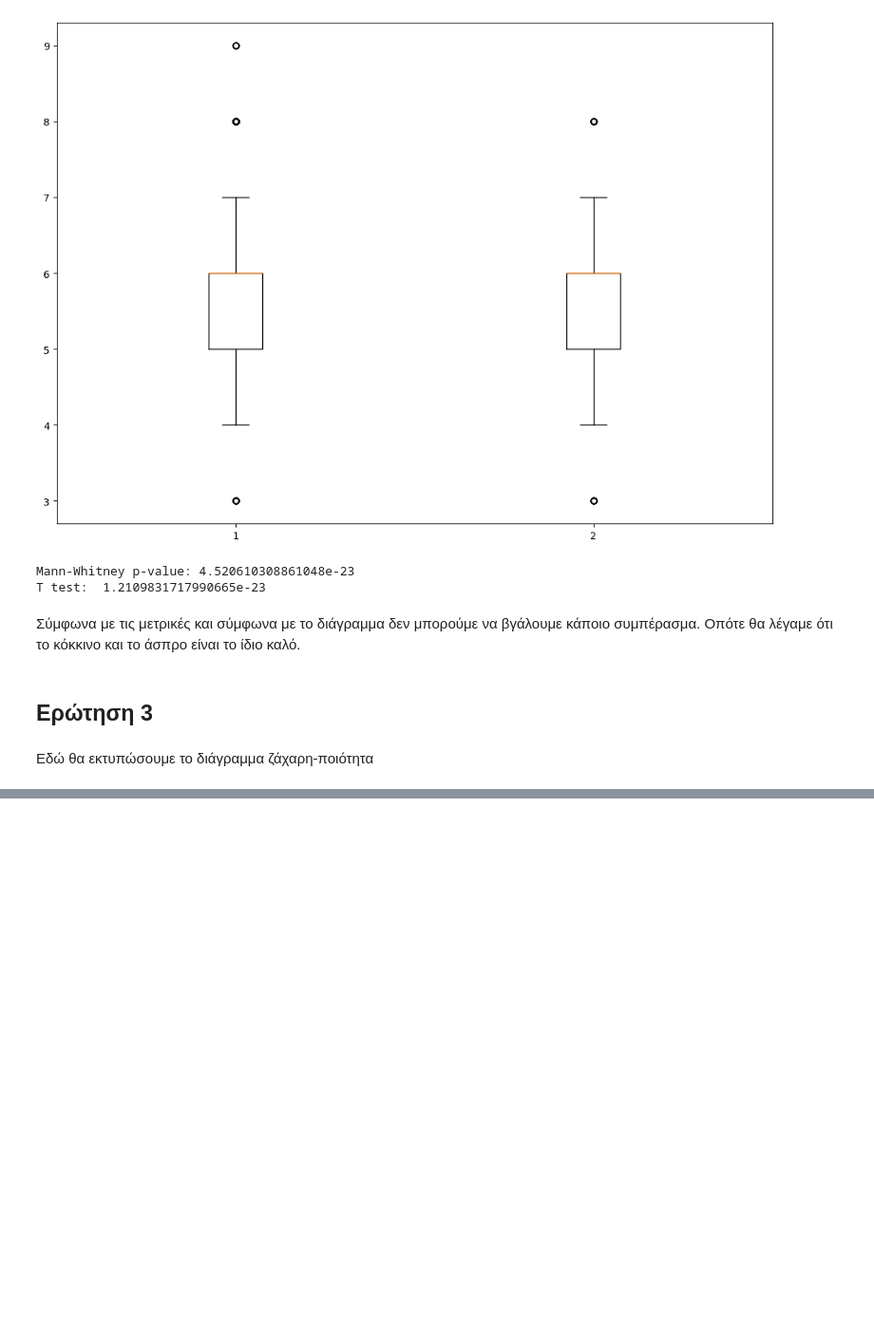
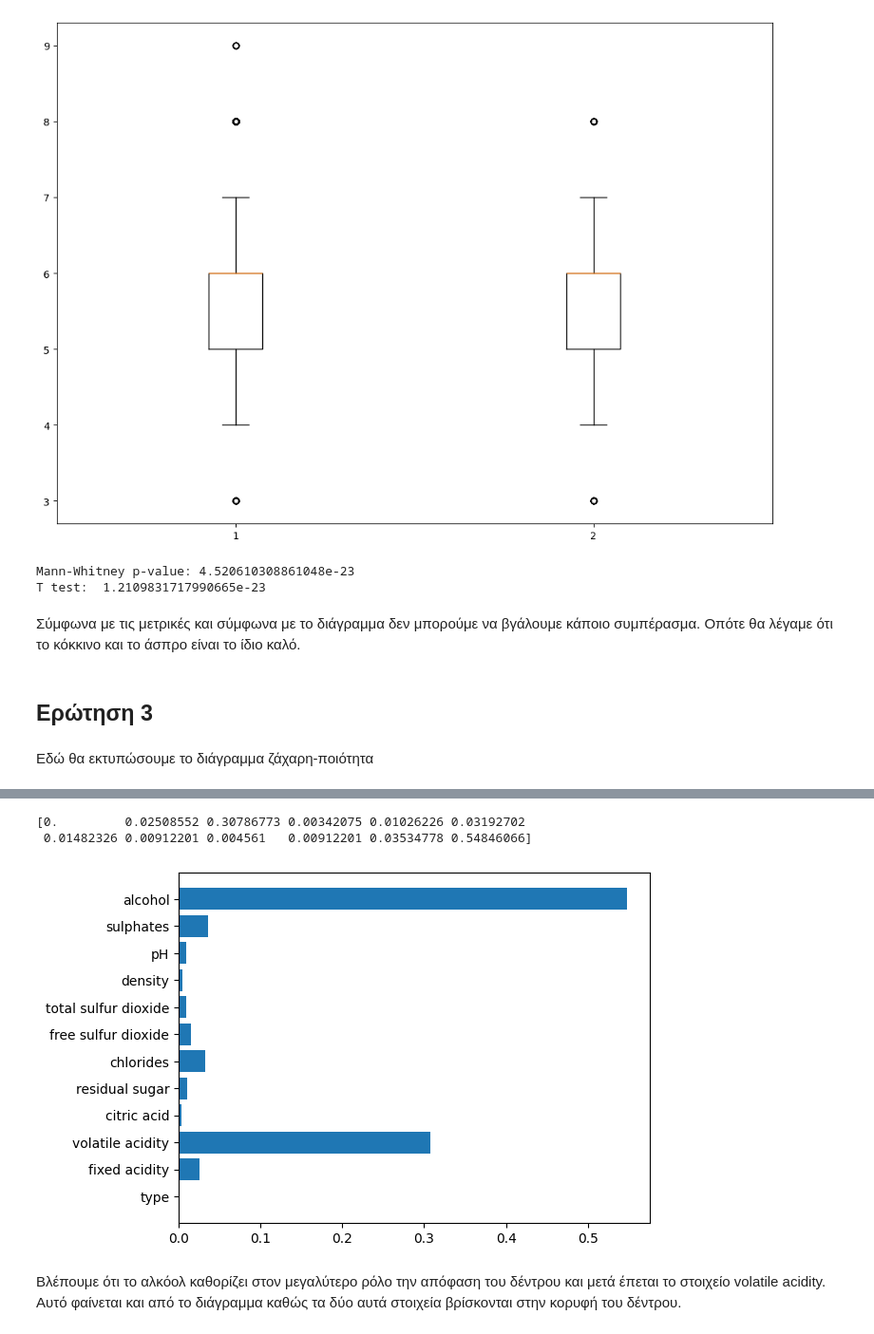
Before and after one commit to markos-merge/machine_learning_assignments, a Jupyter notebook: assignment_4/assignment_4.ipynb, the cells around one changed output, grey strips where cells are left out. Shown at 95% size. Saved outputs shown, nothing was run; the diff lists cells and outputs as text; code cells hidden in the pictures; blank space fills up the shorter version.

```diff
--- a/assignment_4/assignment_4.ipynb
+++ b/assignment_4/assignment_4.ipynb
@@ -362,0 +587,9 @@ fig.tight_layout()
+# %%
+plt.barh( df.drop( columns = ['quality'] ).columns, searcher.best_estimator_.feature_importances_  )
+print( searcher.best_estimator_.feature_importances_ )
+# %% [output]
+[0.         0.02508552 0.30786773 0.00342075 0.01026226 0.03192702
+ 0.01482326 0.00912201 0.004561   0.00912201 0.03534778 0.54846066]
+[figure, added]
+# %% [markdown]
+Βλέπουμε ότι το αλκόολ καθορίζει στον μεγαλύτερο ρόλο την απόφαση του δέντρου και μετά έπεται το στοιχείο volatile acidity. Αυτό φαίνεται και από το διάγραμμα καθώς τα δύο αυτά στοιχεία βρίσκονται στην κορυφή του δέντρου.
```
Also changed, not shown: parts of 24 cells of this notebook.
